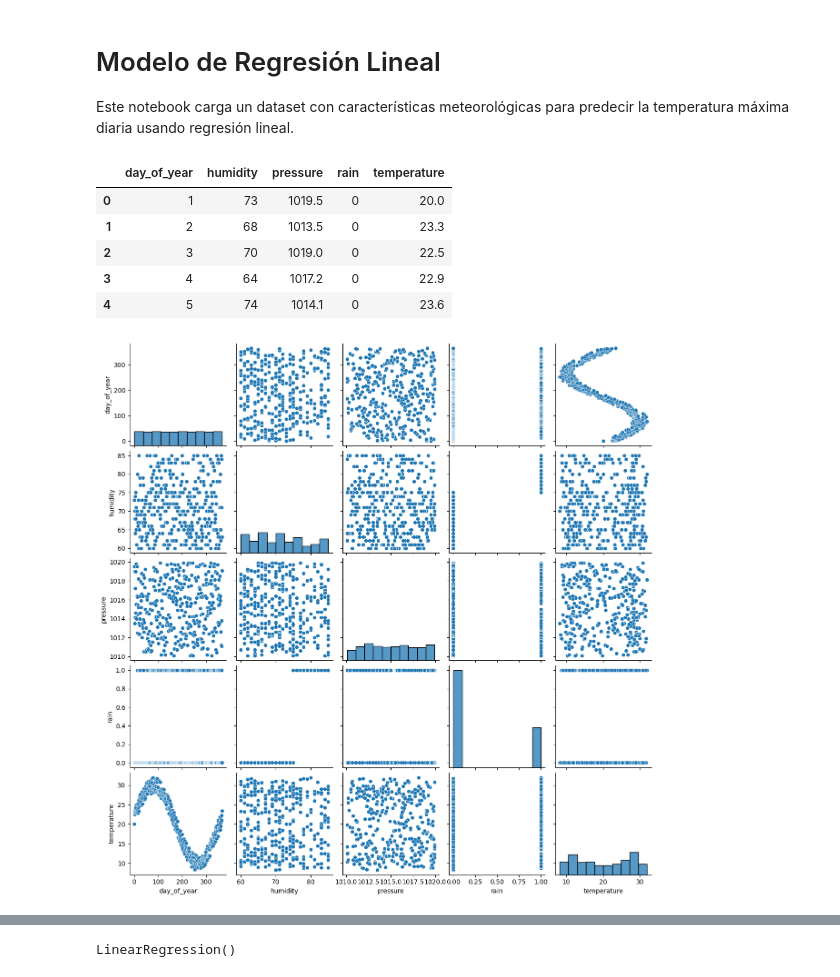
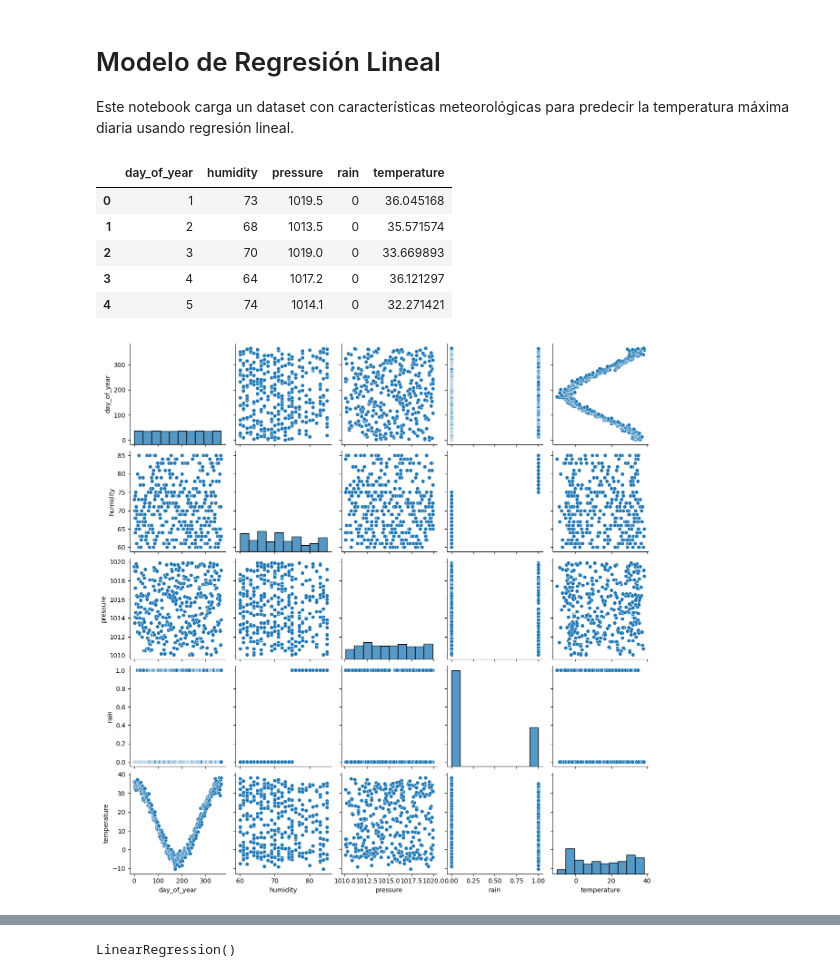
Before and after one commit to SurvilaDeveloper/DigitalHouseMachineLearningIntro, a Jupyter notebook: regresion_lineal_temperatura.ipynb, the cells around one changed output, grey strips where cells are left out. Saved outputs shown, nothing was run; the diff lists cells and outputs as text; code cells hidden in the pictures.

```diff
--- a/regresion_lineal_temperatura.ipynb
+++ b/regresion_lineal_temperatura.ipynb
@@ -16,17 +18,17 @@ def dayDesc (day):
 # %%
 # Cargar dataset
-df = pd.read_csv('./data/temperature_dataset.csv')
+df = pd.read_csv('./data/temperature_dataset_corregido.csv')
 df.head()
 # %% [output]
 |  | day_of_year | humidity | pressure | rain | temperature |
-| 0 | 1 | 73 | 1019.5 | 0 | 20.0 |
-| 1 | 2 | 68 | 1013.5 | 0 | 23.3 |
-| 2 | 3 | 70 | 1019.0 | 0 | 22.5 |
-| 3 | 4 | 64 | 1017.2 | 0 | 22.9 |
-| 4 | 5 | 74 | 1014.1 | 0 | 23.6 |
+| 0 | 1 | 73 | 1019.5 | 0 | 36.045168 |
+| 1 | 2 | 68 | 1013.5 | 0 | 35.571574 |
+| 2 | 3 | 70 | 1019.0 | 0 | 33.669893 |
+| 3 | 4 | 64 | 1017.2 | 0 | 36.121297 |
+| 4 | 5 | 74 | 1014.1 | 0 | 32.271421 |
 # %%
 # Visualización rápida
 sns.pairplot(df)
 plt.show()
 # %% [output]
-[figure, old version]
+[figure, new version]
```
Also changed, not shown: parts of 10 cells of this notebook, 2 other files.
